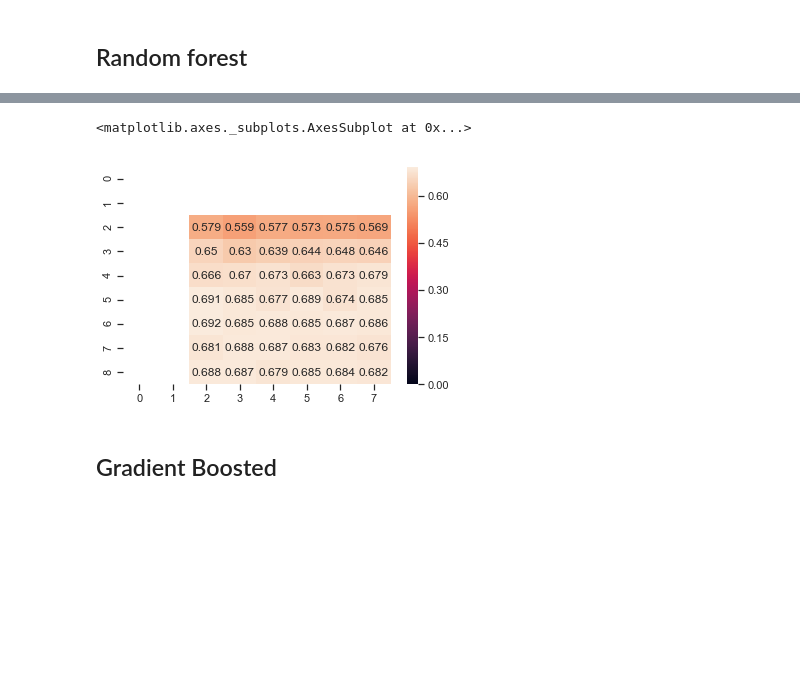
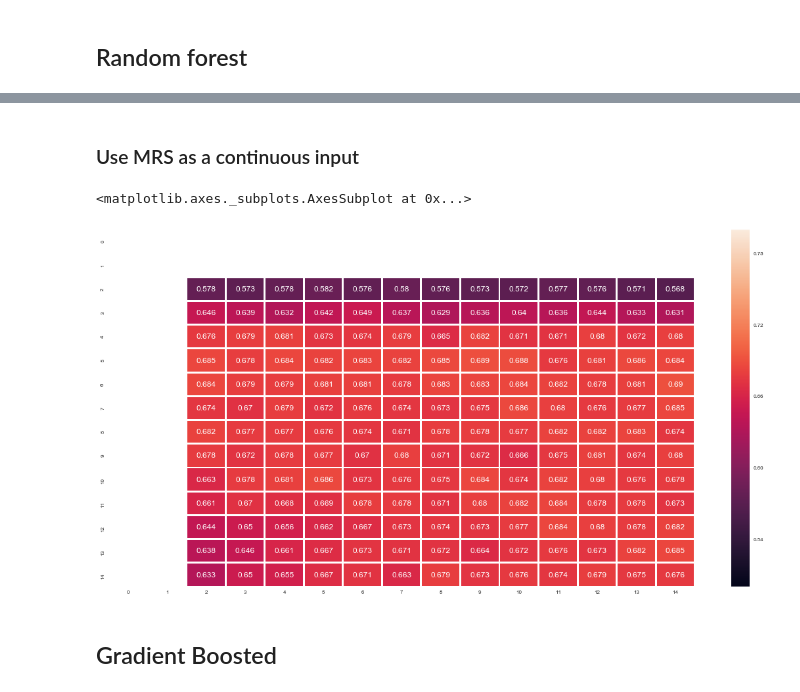
Before and after one commit to archydeberker/stroke-discharge, a Jupyter notebook: code/stroke-analysis.ipynb, the cells around one changed output, grey strips where cells are left out. Drawn from its saved outputs; the diff is of its cells as text; code cells hidden in the pictures; blank space fills up the shorter version.

Commit message:
WIP on figures

```diff
--- a/code/stroke-analysis.ipynb
+++ b/code/stroke-analysis.ipynb
@@ -840,14 +842,14 @@ plt.show()
 # %% [markdown]
 ### Using pairs
 # %%
-def run_model(X, class_weight=None, lm=None):
-    if lm is None:
-        lm = RandomForestClassifier(multi_class='multinomial', solver='saga', class_weight=None, max_iter=1000)
+def run_model(X, class_weight=None, rf=None):
+    if rf is None:
+        rf = RandomForestClassifier(n_estimators=100, max_depth=7, min_samples_split=3)
 
-    scores = cross_validate(lm, X, y, scoring=('accuracy', 'f1_macro', 'f1_micro'), cv=5)
+    scores = cross_validate(rf, X, y, scoring=('accuracy', 'f1_macro', 'f1_micro'), cv=10)
     # collated_scores['NIHSS'] = scores['test_accuracy']
     pprint(scores)
-    y_pred = cross_val_predict(lm, X, y)
+    y_pred = cross_val_predict(rf, X, y)
     sns.countplot([outcome_dict[yy] for yy in y_pred])
     plt.show()
 
@@ -1252,7 +1327,7 @@ array([6.91157542e-17, 1.49732589e-16, 1.62401575e-01, 1.41732283e-01,
 # %%
 %%capture
 from sklearn.ensemble import RandomForestClassifier
-max_d= 9
+max_d= 12
 max_s = 8
 
 X = df_train[['NIHSS', 'Age']].values.reshape(-1,2)
@@ -1264,7 +1339,7 @@ acc = np.zeros((max_d, max_s))
 for d in range(5, max_d):
     for s in range(2, max_s):
         rf = RandomForestClassifier(n_estimators=100, max_depth=d, min_samples_split=s)
-        scores = run_model(X, lm=rf)
+        scores = run_model(X, rf=rf)
         score_dict[d,s] = {k :np.mean(v) for k,v in scores.items()}
         acc[d, s] = score_dict[d,s]['test_accuracy']
 # %%
@@ -1278,7 +1353,7 @@ X = stats.zscore(X)
 X = np.concatenate((X, pd.get_dummies(df_train['MRS']).values), axis=1)
 
 best_rf = RandomForestClassifier(n_estimators=100, max_depth=7, min_samples_split=3)
-scores = run_model(X, lm=best_rf)
+scores = run_model(X, rf=best_rf)
 score_dict[d,s] = {k :np.mean(v) for k,v in scores.items()}
 print(score_dict[d,s]['test_accuracy'])
 
@@ -1310,8 +1393,10 @@ RandomForestClassifier(bootstrap=True, class_weight=None, criterion='gini',
+# %% [markdown]
+### Use MRS as a continuous input
 # %%
 %%capture
 from sklearn.ensemble import RandomForestClassifier
-max_d= 9
-max_s = 8
+max_d= 15
+max_s = 15
 
 X = df_train[['NIHSS', 'Age', 'MRS']].values.reshape(-1,3)
 X = stats.zscore(X)
@@ -1321,14 +1406,15 @@ acc = np.zeros((max_d, max_s))
 for d in range(2, max_d):
     for s in range(2, max_s):
         rf = RandomForestClassifier(n_estimators=100, max_depth=d, min_samples_split=s)
-        scores = run_model(X, lm=rf)
+        scores = run_model(X, rf=rf)
         score_dict[d,s] = {k :np.mean(v) for k,v in scores.items()}
         acc[d, s] = score_dict[d,s]['test_accuracy']
 # %%
-sns.heatmap(acc, annot=True, mask=acc==0, fmt='.3g')
+fig, ax = plt.subplots(figsize=(20,10))
+sns.heatmap(acc, annot=True, mask=acc==0, fmt='0.3g', ax=ax, linewidths=2, vmin=0.5, vmax=0.8)
 # %% [output]
 <matplotlib.axes._subplots.AxesSubplot at 0x...>
-[figure, old version]
+[figure, new version]
 # %% [markdown]
 ## Gradient Boosted
 # %%
```
Also changed, not shown: parts of 18 cells of this notebook.
